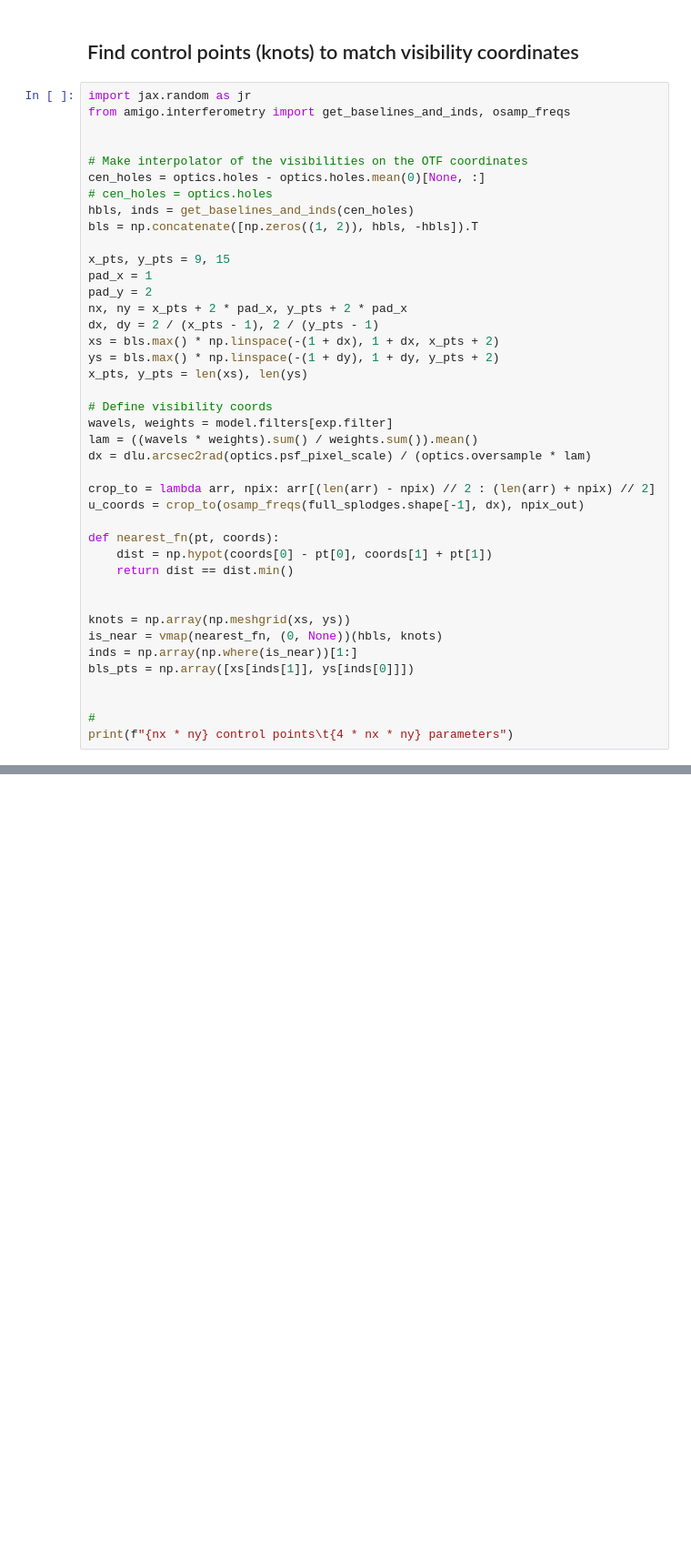
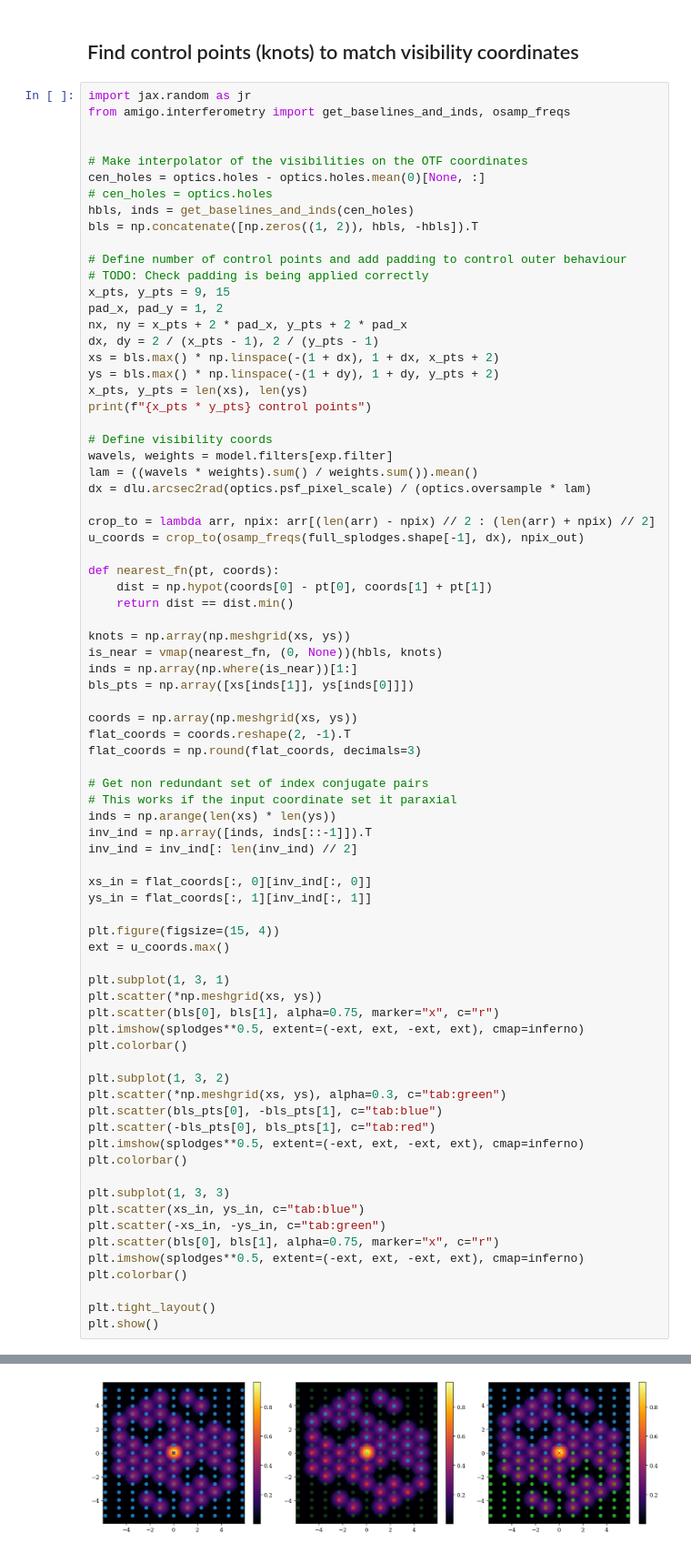
Before and after one commit to LouisDesdoigts/amigo_notebooks, a Jupyter notebook: spline_vis.ipynb, the cells around one changed output, grey strips where cells are left out. Shown at 91% size. Drawn from its saved outputs; the diff is of its cells as text; blank space fills up the shorter version.

```diff
--- a/spline_vis.ipynb
+++ b/spline_vis.ipynb
@@ -242,14 +146,16 @@ cen_holes = optics.holes - optics.holes.mean(0)[None, :]
 hbls, inds = get_baselines_and_inds(cen_holes)
 bls = np.concatenate([np.zeros((1, 2)), hbls, -hbls]).T
 
+# Define number of control points and add padding to control outer behaviour
+# TODO: Check padding is being applied correctly
 x_pts, y_pts = 9, 15
-pad_x = 1
-pad_y = 2
+pad_x, pad_y = 1, 2
 nx, ny = x_pts + 2 * pad_x, y_pts + 2 * pad_x
 dx, dy = 2 / (x_pts - 1), 2 / (y_pts - 1)
 xs = bls.max() * np.linspace(-(1 + dx), 1 + dx, x_pts + 2)
 ys = bls.max() * np.linspace(-(1 + dy), 1 + dy, y_pts + 2)
 x_pts, y_pts = len(xs), len(ys)
+print(f"{x_pts * y_pts} control points")
 
 # Define visibility coords
 wavels, weights = model.filters[exp.filter]
@@ -263,13 +169,47 @@ def nearest_fn(pt, coords):
     dist = np.hypot(coords[0] - pt[0], coords[1] + pt[1])
     return dist == dist.min()
 
-
 knots = np.array(np.meshgrid(xs, ys))
 is_near = vmap(nearest_fn, (0, None))(hbls, knots)
 inds = np.array(np.where(is_near))[1:]
 bls_pts = np.array([xs[inds[1]], ys[inds[0]]])
 
+coords = np.array(np.meshgrid(xs, ys))
+flat_coords = coords.reshape(2, -1).T
+flat_coords = np.round(flat_coords, decimals=3)
 
-#
-print(f"{nx * ny} control points\t{4 * nx * ny} parameters")
+# Get non redundant set of index conjugate pairs
+# This works if the input coordinate set it paraxial
+inds = np.arange(len(xs) * len(ys))
+inv_ind = np.array([inds, inds[::-1]]).T
+inv_ind = inv_ind[: len(inv_ind) // 2]
+
+xs_in = flat_coords[:, 0][inv_ind[:, 0]]
+ys_in = flat_coords[:, 1][inv_ind[:, 1]]
+
+plt.figure(figsize=(15, 4))
+ext = u_coords.max()
+
+plt.subplot(1, 3, 1)
+plt.scatter(*np.meshgrid(xs, ys))
+plt.scatter(bls[0], bls[1], alpha=0.75, marker="x", c="r")
+plt.imshow(splodges**0.5, extent=(-ext, ext, -ext, ext), cmap=inferno)
+plt.colorbar()
+
+plt.subplot(1, 3, 2)
+plt.scatter(*np.meshgrid(xs, ys), alpha=0.3, c="tab:green")
+plt.scatter(bls_pts[0], -bls_pts[1], c="tab:blue")
+plt.scatter(-bls_pts[0], bls_pts[1], c="tab:red")
+plt.imshow(splodges**0.5, extent=(-ext, ext, -ext, ext), cmap=inferno)
+plt.colorbar()
+
+plt.subplot(1, 3, 3)
+plt.scatter(xs_in, ys_in, c="tab:blue")
+plt.scatter(-xs_in, -ys_in, c="tab:green")
+plt.scatter(bls[0], bls[1], alpha=0.75, marker="x", c="r")
+plt.imshow(splodges**0.5, extent=(-ext, ext, -ext, ext), cmap=inferno)
+plt.colorbar()
+
+plt.tight_layout()
+plt.show()
 # %% [output]
@@ -276,0 +217 @@ print(f"{nx * ny} control points\t{4 * nx * ny} parameters")
+[figure, added]
```
Also changed, not shown: parts of 7 cells of this notebook.
